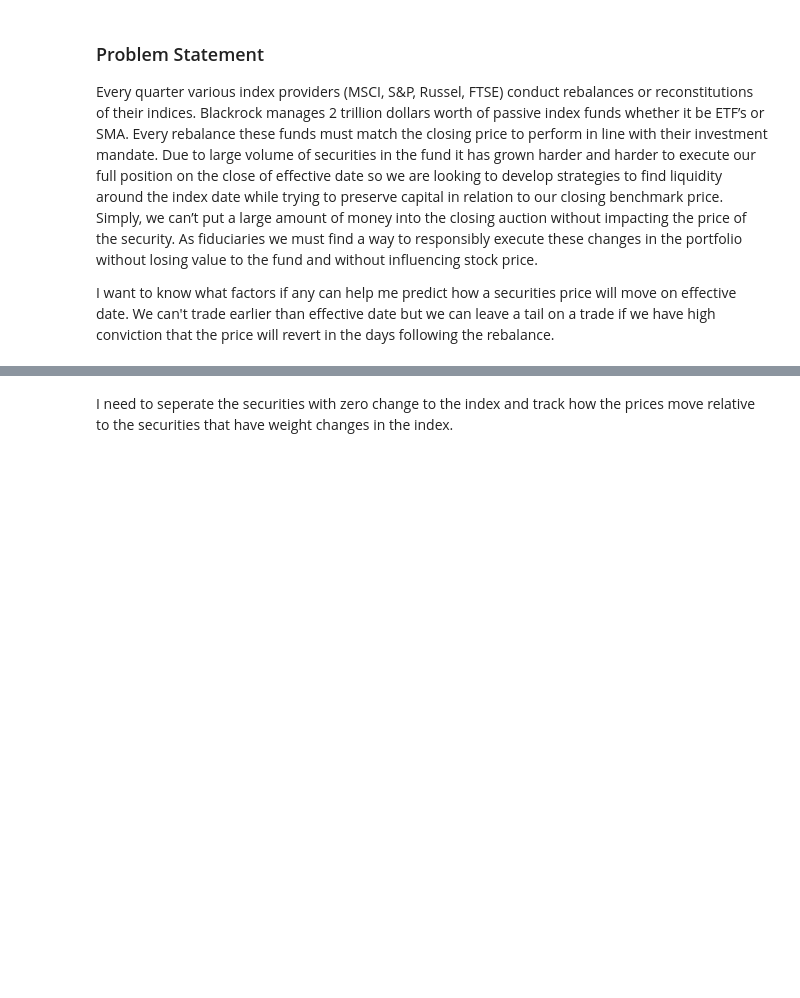
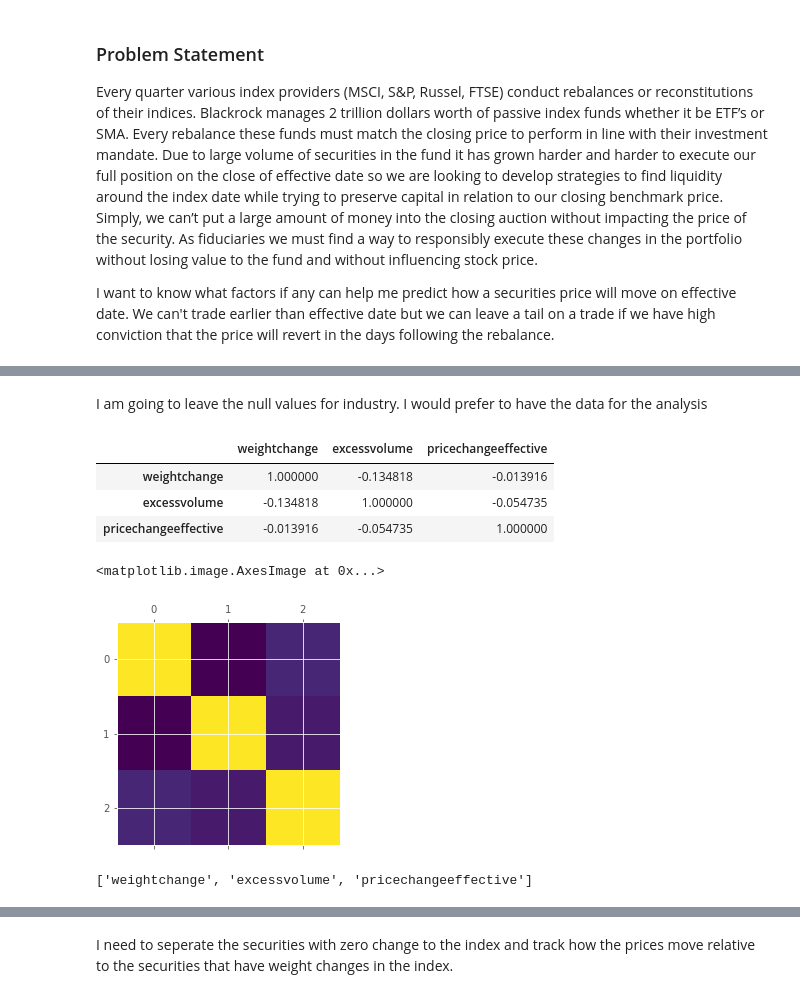
Before and after one commit to MattSilva14/DS-SF-34, a Jupyter notebook: final-project/3/Final Project 3.ipynb, the cells around one changed output, grey strips where cells are left out. Saved outputs shown, nothing was run; the diff lists cells and outputs as text; code cells hidden in the pictures; blank space fills up the shorter version.

```diff
--- a/final-project/3/Final Project 3.ipynb
+++ b/final-project/3/Final Project 3.ipynb
@@ -110,0 +98,20 @@ df.describe()
+# %% [markdown]
+I am going to leave the null values for industry.  I would prefer to have the data for the analysis
+# %%
+corr = df.corr()
+
+corr
+# %% [output]
+|  | weightchange | excessvolume | pricechangeeffective |
+| weightchange | 1.000000 | -0.134818 | -0.013916 |
+| excessvolume | -0.134818 | 1.000000 | -0.054735 |
+| pricechangeeffective | -0.013916 | -0.054735 | 1.000000 |
+# %%
+plt.matshow(corr)
+# %% [output]
+<matplotlib.image.AxesImage at 0x...>
+[figure, added]
+# %%
+list(corr.columns)
+# %% [output]
+['weightchange', 'excessvolume', 'pricechangeeffective']
```
Also changed, not shown: parts of 33 cells of this notebook, 5 other files.
